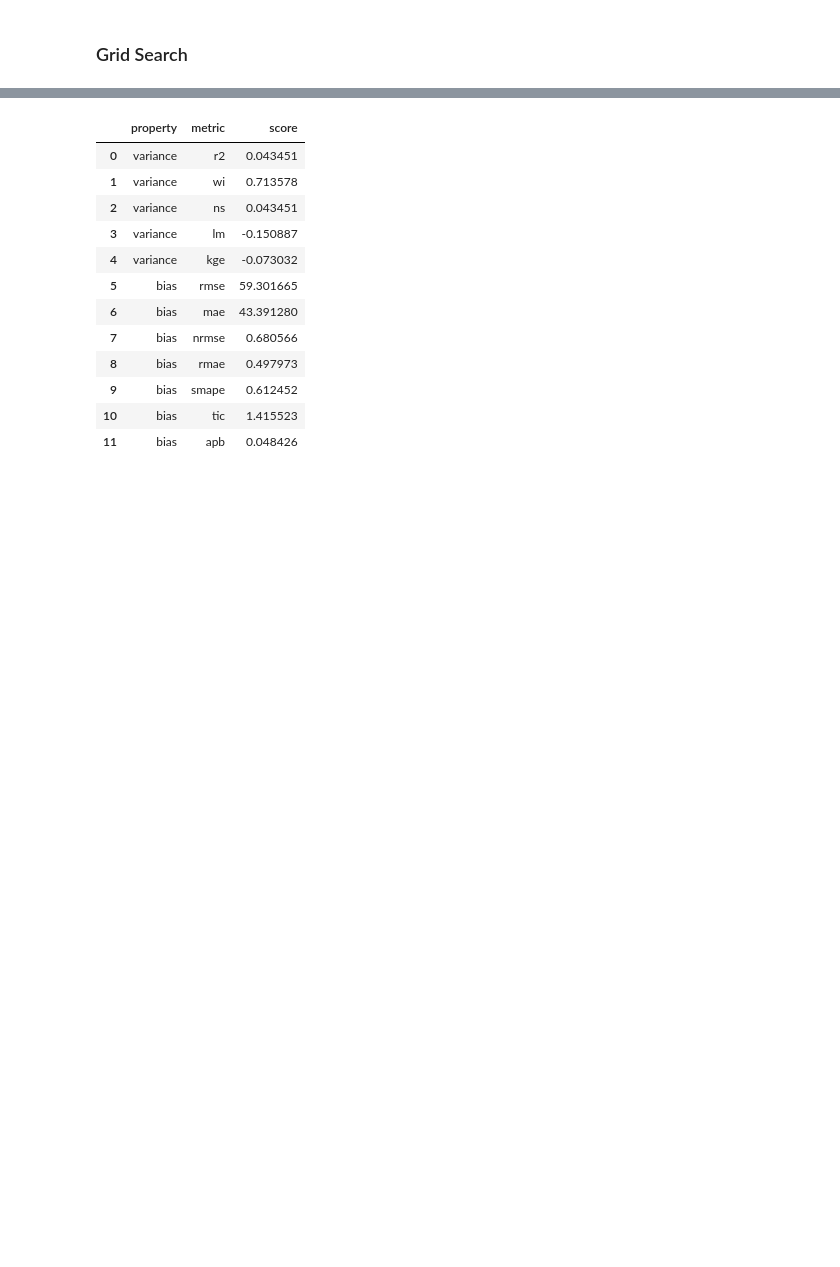
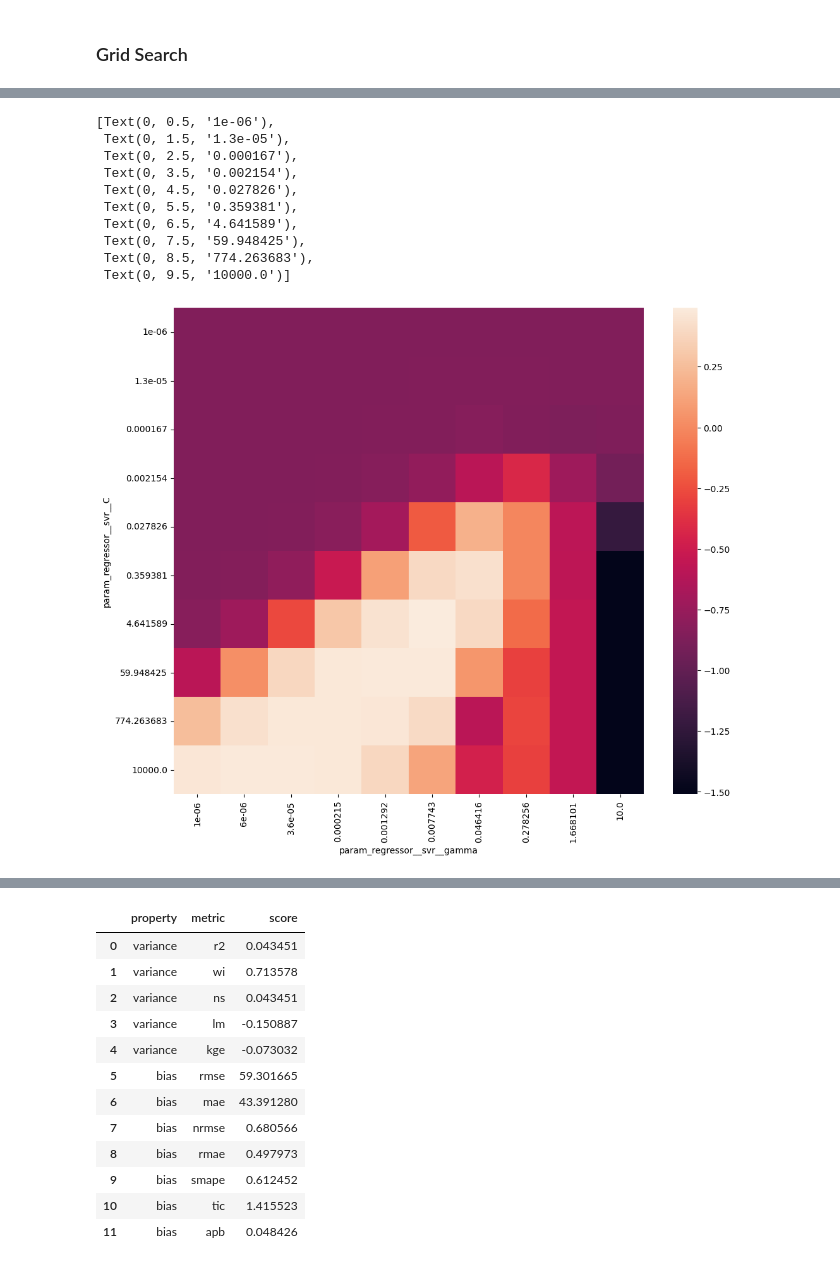
Before and after one commit to BenLeidig/de_lu_epf, a Jupyter notebook: doc/svr_dev.ipynb, the cells around one changed output, grey strips where cells are left out. Drawn from its saved outputs; the diff is of its cells as text; code cells hidden in the pictures; blank space fills up the shorter version.

Commit message:
grid, rand, bayes

```diff
--- a/doc/svr_dev.ipynb
+++ b/doc/svr_dev.ipynb
@@ -171,2 +205,22 @@ svr_pipe_ttr = TransformedTargetRegressor(
-# %%
-svr_gridsearchcv = joblib.load('../models/svr_gridsearchcv.pkl')
+# %%
+grid1 = joblib.load('../models/opt_searches/grid1.pkl')
+results = pd.DataFrame(grid1.cv_results_)
+
+m = results[['mean_test_score', 'param_regressor__svr__C', 'param_regressor__svr__gamma']].pivot(index='param_regressor__svr__C', columns='param_regressor__svr__gamma', values='mean_test_score')
+
+_, ax = plt.subplots(figsize=(12, 10))
+sns.heatmap(m, ax=ax)
+ax.set_xticklabels(np.round(m.columns.to_numpy(), 6))
+ax.set_yticklabels(np.round(m.index.to_numpy(), 6))
+# %% [output]
+[Text(0, 0.5, '1e-06'),
+ Text(0, 1.5, '1.3e-05'),
+ Text(0, 2.5, '0.000167'),
+ Text(0, 3.5, '0.002154'),
+ Text(0, 4.5, '0.027826'),
+ Text(0, 5.5, '0.359381'),
+ Text(0, 6.5, '4.641589'),
+ Text(0, 7.5, '59.948425'),
+ Text(0, 8.5, '774.263683'),
+ Text(0, 9.5, '10000.0')]
+[figure, added]
```
Also changed, not shown: parts of 13 cells of this notebook, 7 other files.
